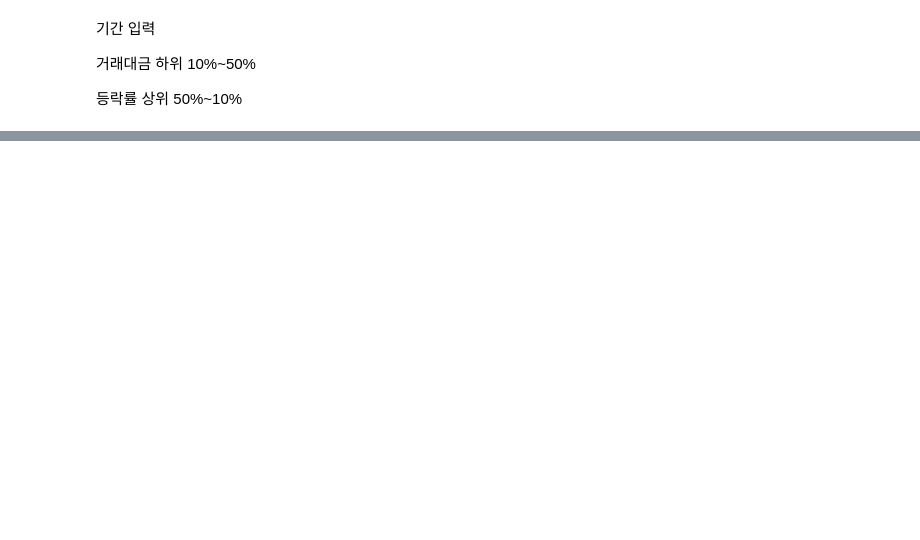
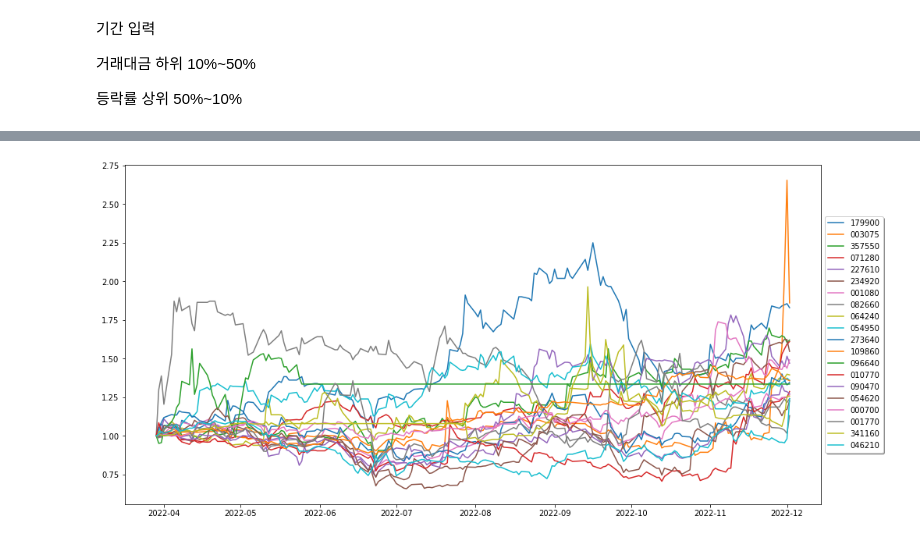
Before and after one commit to yeonghun00/stock-notes, a Jupyter notebook: analysis/low_traded_incrased_stocks.ipynb, the cells around one changed output, grey strips where cells are left out. Saved outputs shown, nothing was run; the diff lists cells and outputs as text; code cells hidden in the pictures; blank space fills up the shorter version.

```diff
--- a/analysis/low_traded_incrased_stocks.ipynb
+++ b/analysis/low_traded_incrased_stocks.ipynb
@@ -134,0 +130,6 @@ df[df['종목명'].isin(selected)].sort_values('등락률', ascending=False)
+# %%
+import FinanceDataReader as fdr
+
+price_dic = {}
+for i in result_df['종목코드']:
+  price_dic[i] = fdr.DataReader(str(i),start,today)
@@ -134,0 +167,13 @@ df[df['종목명'].isin(selected)].sort_values('등락률', ascending=False)
+# %%
+import matplotlib.pyplot as plt
+
+fig = plt.figure(figsize=(16, 8))
+ax = plt.subplot(111)
+
+for i in price_dic:
+  ax.plot(price_dic[i]['Close']/price_dic[i]['Close'][0], label=i)
+ax.legend(loc='center left',  bbox_to_anchor=(1, 0.5), fancybox=True, shadow=True)
+
+plt.show()
+# %% [output]
+[figure, added]
```
Also changed, not shown: parts of 11 cells of this notebook.
